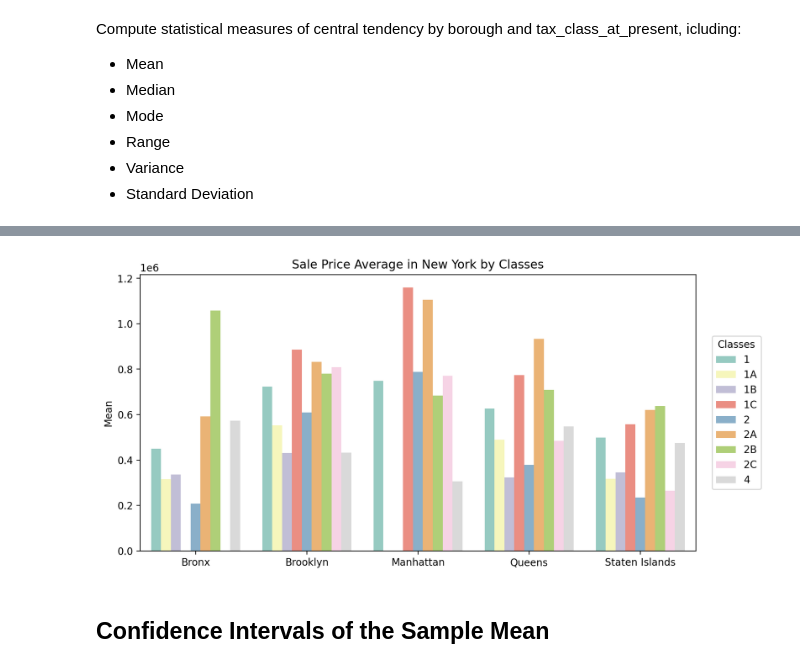
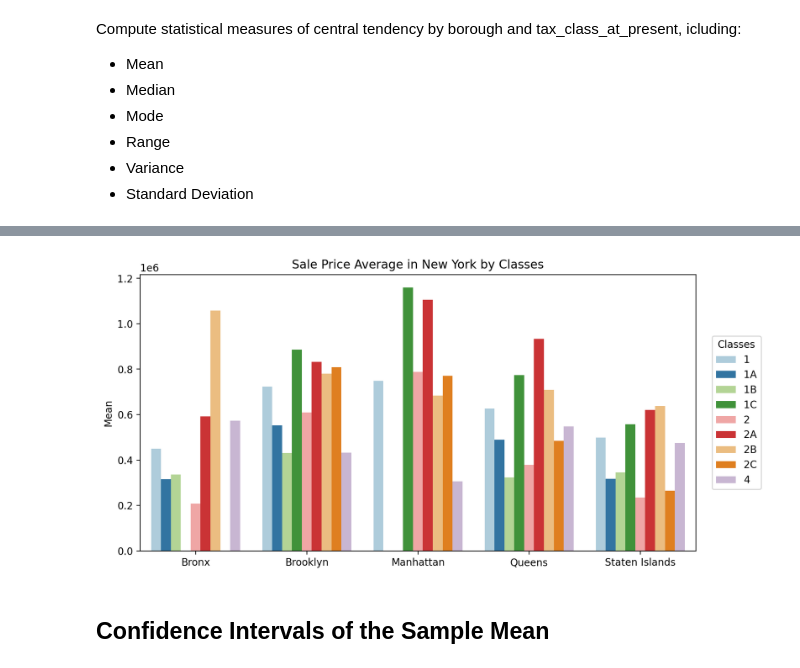
Before and after one commit to andrenads/H8_02_Batch5, a Jupyter notebook: PYTN_Assgn_2_5_Andrena/PYTN_Assgn_2_5_Andrena.ipynb, the cells around one changed output, grey strips where cells are left out. Saved outputs shown, nothing was run; the diff lists cells and outputs as text; code cells hidden in the pictures.

```diff
--- a/PYTN_Assgn_2_5_Andrena/PYTN_Assgn_2_5_Andrena.ipynb
+++ b/PYTN_Assgn_2_5_Andrena/PYTN_Assgn_2_5_Andrena.ipynb
@@ -345,15 +345,15 @@ measure_ct
 | 42 | Staten Islands | 4 | 4.743690e+05 | 425000.0 | 650000.0 | 1549999.0 | 1.350788e+11 | 367530.724530 |
 # %%
 plt.figure(figsize=(10,5),dpi=200)
-sns.barplot(data=measure_ct,x="BOROUGH",y="MEAN",hue="TAX_CLASS_AT_PRESENT",palette="Set3",
+sns.barplot(data=measure_ct,x="BOROUGH",y="MEAN",hue="TAX_CLASS_AT_PRESENT",palette="Paired",
                 hue_order=np.sort(measure_ct["TAX_CLASS_AT_PRESENT"].unique()))
 plt.title("Sale Price Average in New York by Classes")
 plt.xlabel("")
 plt.ylabel("Mean")
 plt.legend(bbox_to_anchor=(1.02,0.5),loc="center left",title="Classes")
 plt.show()
 # %% [output]
-[figure, old version]
+[figure, new version]
 # %% [markdown]
 ## Confidence Intervals of the Sample Mean
 # %% [markdown]
```
Also changed, not shown: parts of 1 cell of this notebook.
